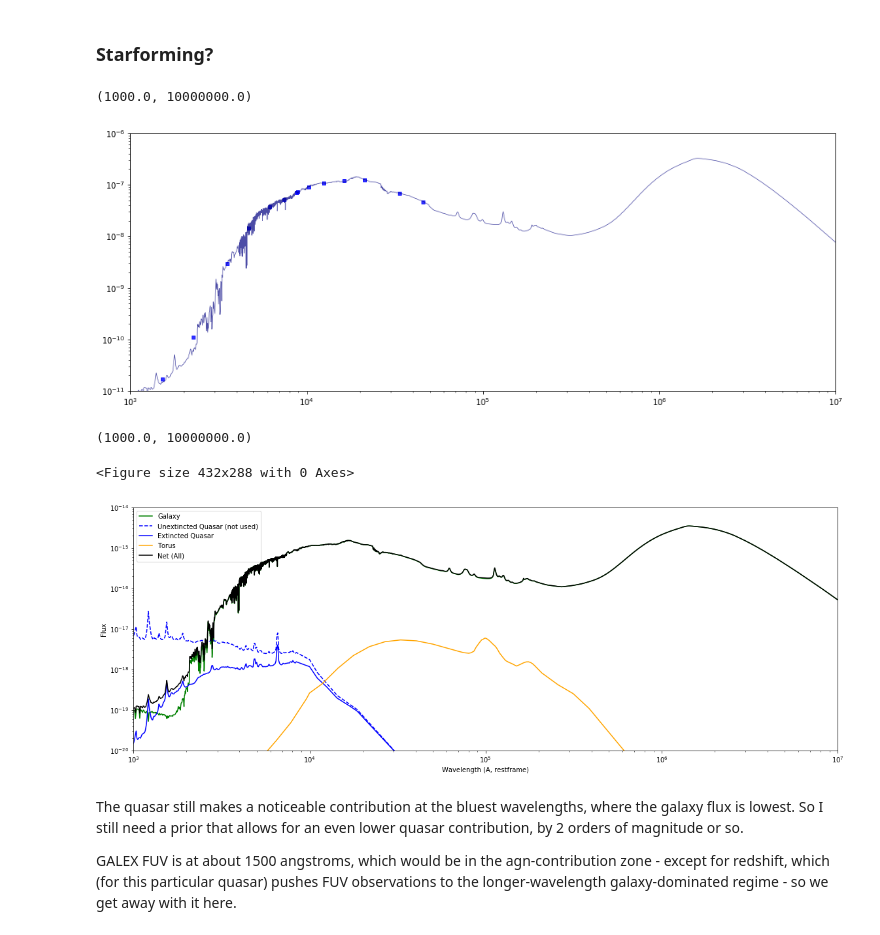
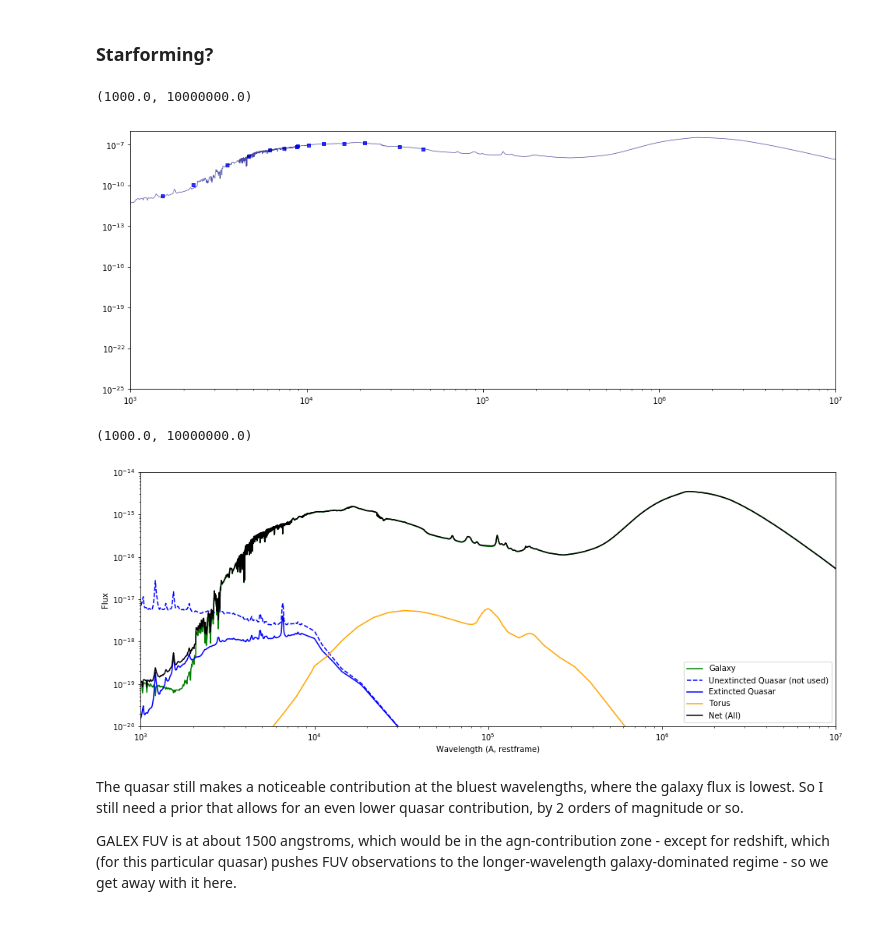
Before and after one commit to mwalmsley/agnfinder, a Jupyter notebook: notebooks/check_inference_on_synthetic_obs.ipynb, the cells around one changed output. Saved outputs shown, nothing was run; the diff lists cells and outputs as text; code cells hidden in the pictures.

```diff
--- a/notebooks/check_inference_on_synthetic_obs.ipynb
+++ b/notebooks/check_inference_on_synthetic_obs.ipynb
@@ -237,19 +229,19 @@ dict(zip(model.free_params, fit_theta))
 
 fig, ax = plt.subplots(figsize=(16, 6))
 visualise.plot_model_at_obs(ax, model, fit_theta, obs, sps)
-ax.set_ylim([1e-11, 1e-6])
+ax.set_ylim([1e-25, 1e-6])
 ax.set_xlim([1e3, 1e7])
 # %% [output]
 (1000.0, 10000000.0)
-[figure, old version]
+[figure, new version]
 # %%
-plot_components(observer_wavelengths, sps)
+components = visualise.get_components(sps)  # order matters! must be most recent sps calc....
+visualise.plot_components(components)
 plt.ylim([1e-20, 1e-14])
 plt.xlim([1e3, 1e7])
 # %% [output]
 (1000.0, 10000000.0)
-<Figure size 432x288 with 0 Axes>
-[figure, old version]
+[figure, new version]
 # %% [markdown]
 The quasar still makes a noticeable contribution at the bluest wavelengths, where the galaxy flux is lowest. So I still need a prior that allows for an even lower quasar contribution, by 2 orders of magnitude or so.
 
```
Also changed, not shown: parts of 9 cells of this notebook, 4 other files.
